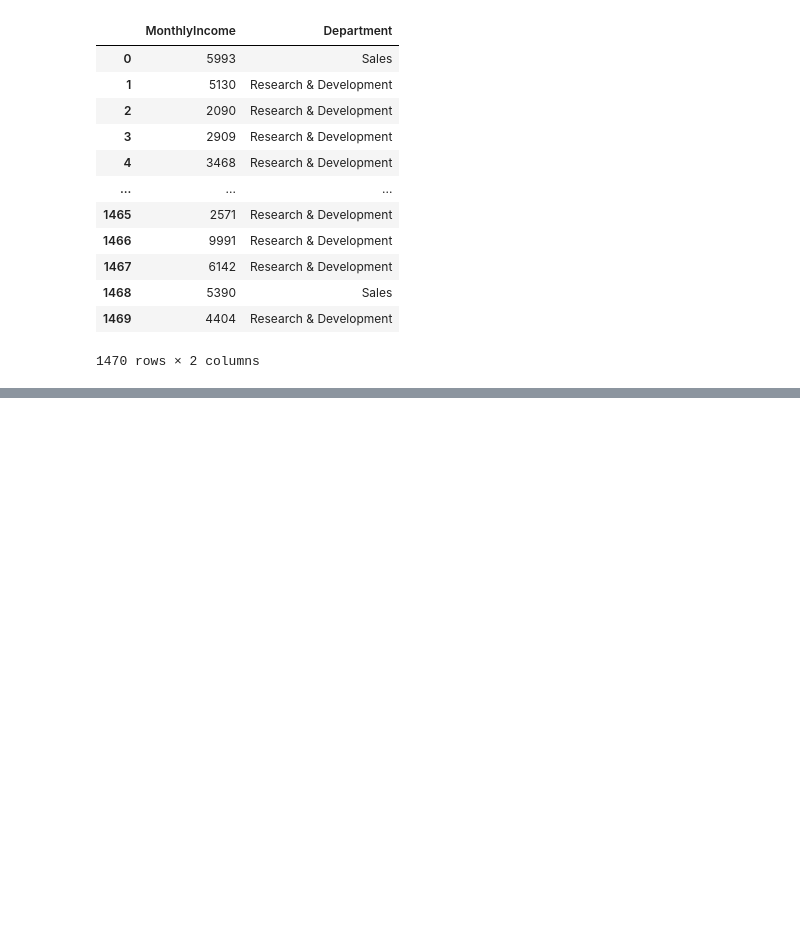
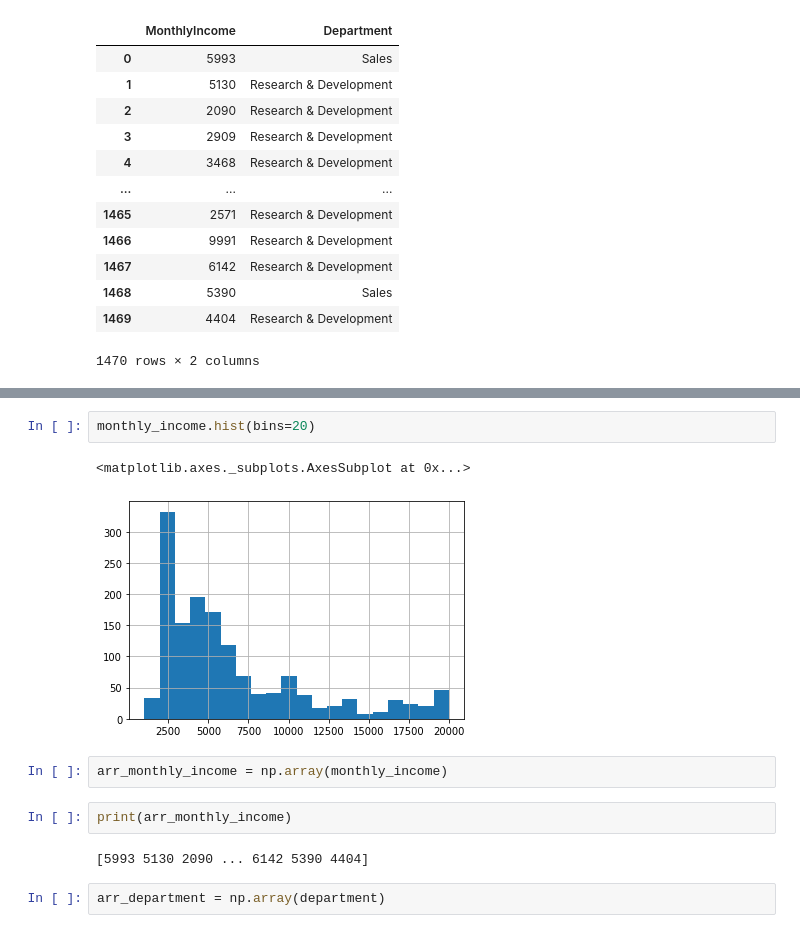
Before and after one commit to infoshareacademy/jdsz4-dept, a Jupyter notebook: projekt_python/Python_pandas_analiza_bazy_MonthlyIncome_Department.ipynb, the cells around one changed output, grey strips where cells are left out. Cells and saved outputs as stored; diff of their text form; blank space fills up the shorter version.

```diff
--- a/projekt_python/Python_pandas_analiza_bazy_MonthlyIncome_Department.ipynb
+++ b/projekt_python/Python_pandas_analiza_bazy_MonthlyIncome_Department.ipynb
@@ -112,0 +90,13 @@ data_frame[["MonthlyIncome", "Department"]]
+# %%
+monthly_income.hist(bins=20)
+# %% [output]
+<matplotlib.axes._subplots.AxesSubplot at 0x...>
+[figure, added]
+# %%
+arr_monthly_income = np.array(monthly_income)
+# %%
+print(arr_monthly_income)
+# %% [output]
+[5993 5130 2090 ... 6142 5390 4404]
+# %%
+arr_department = np.array(department)
```
Also changed, not shown: parts of 21 cells of this notebook.
